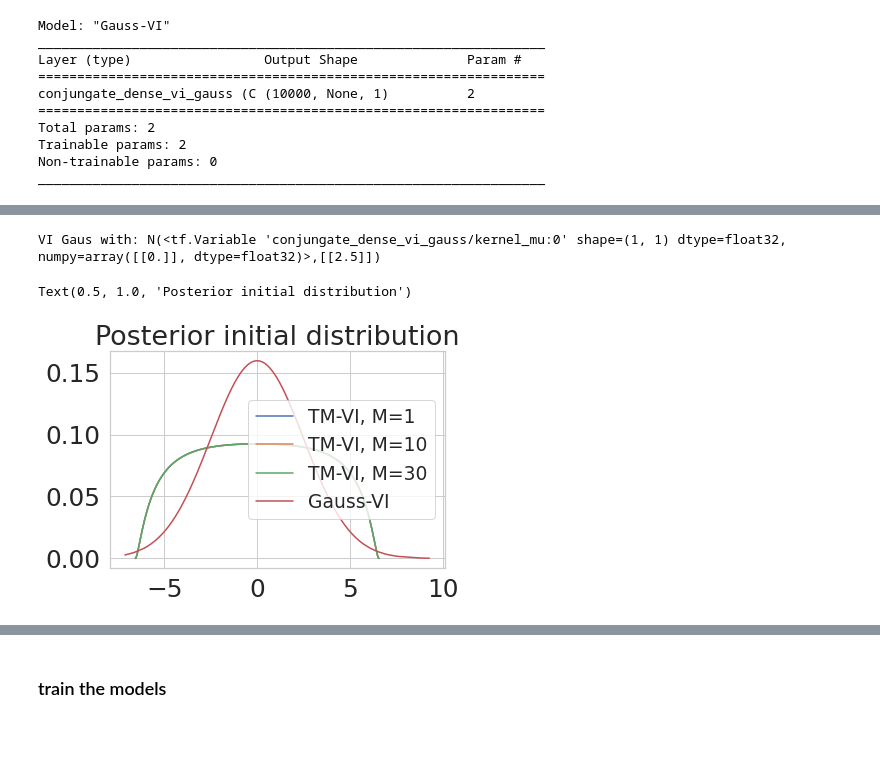
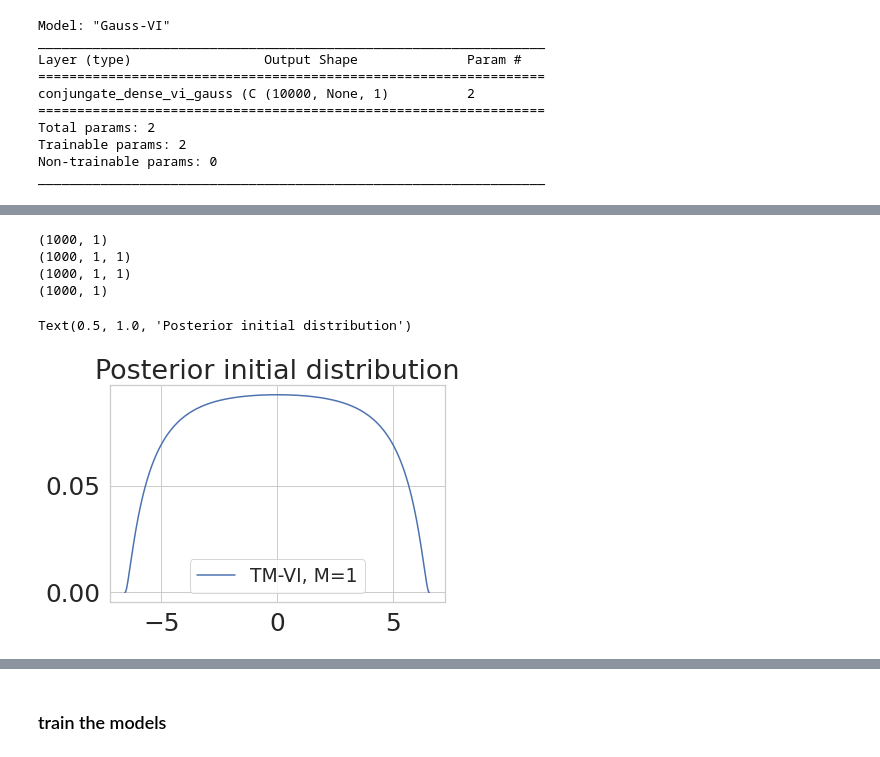
Before and after one commit to stefan1893/TM-VI, a Jupyter notebook: ipynb/01_singel_weight.ipynb, the cells around one changed output, grey strips where cells are left out. Cells and saved outputs as stored; diff of their text form; code cells hidden in the pictures.

Commit message:
importance ratio

```diff
--- a/ipynb/01_singel_weight.ipynb
+++ b/ipynb/01_singel_weight.ipynb
@@ -303,3 +305,6 @@ Total params: 2
 Trainable params: 2
 Non-trainable params: 0
 _________________________________________________________________
+# %%
+x = tf.ones(ytensor.shape)
+x
@@ -306,11 +319,24 @@ _________________________________________________________________
 # %%
 for name, model in models.items():
     layer = model.layers[0]
     qw, w = layer.get_w_dist()
-    plt.plot(w, qw, label=name, linewidth=1.5)
+    y_pred = layer.forward_given_theta(inputs=x, theta_w=w)
+    dist = tfd.Cauchy(loc=y_pred, scale=sigma)
+    ll_per_sample = dist.log_prob(ytensor) # [#sample, #data, #out]
+    ll_per_sample_for_D = tf.reduce_mean(ll_per_sample, 1)
+    print(ll_per_sample_for_D.shape)
+    print(w.shape)
+    print(qw.shape)
+    importance_ratio = ll_per_sample_for_D+tf.squeeze(prior_dist.log_prob(w), 1)-tf.squeeze(qw, 1)
+    print(importance_ratio.shape)
+    plt.plot(w.numpy().squeeze(), qw.numpy().squeeze(), label=name, linewidth=1.5)
+    break
 plt.legend(fontsize='x-small')
 plt.title("Posterior initial distribution")
 # %% [output]
-VI Gaus with: N(<tf.Variable 'conjungate_dense_vi_gauss/kernel_mu:0' shape=(1, 1) dtype=float32, numpy=array([[0.]], dtype=float32)>,[[2.5]])
+(1000, 1)
+(1000, 1, 1)
+(1000, 1, 1)
+(1000, 1)
 Text(0.5, 1.0, 'Posterior initial distribution')
-[figure, old version]
+[figure, new version]
```
Also changed, not shown: parts of 3 cells of this notebook, 1 other file.
